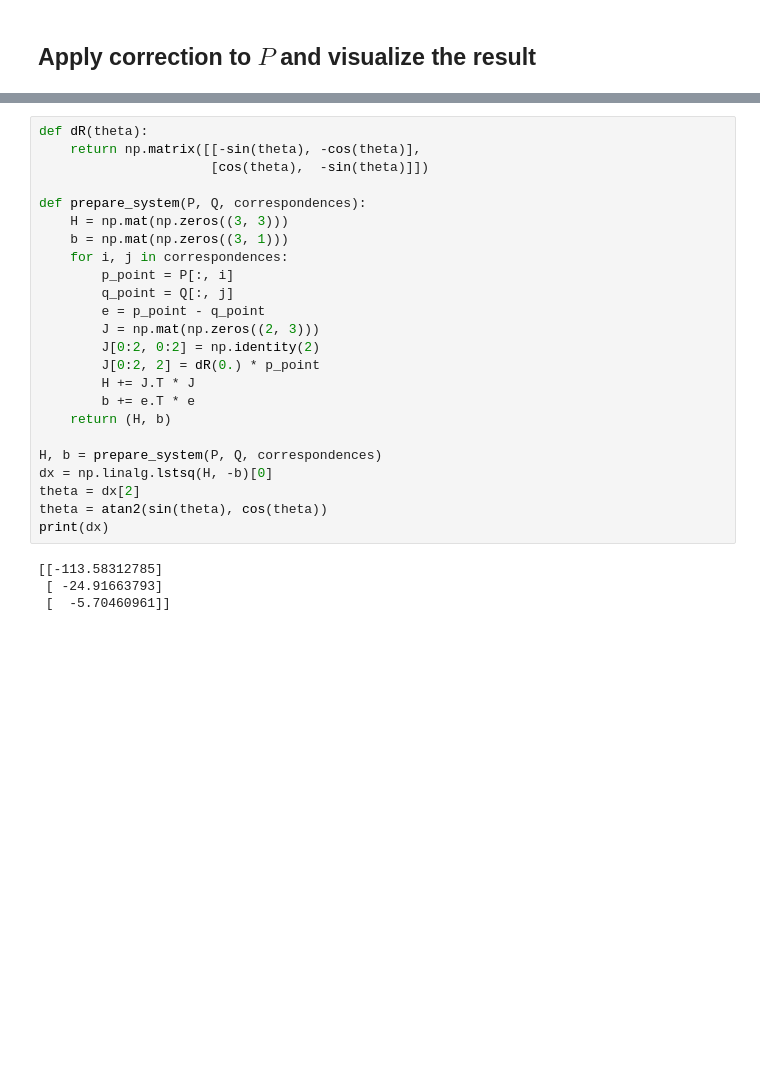
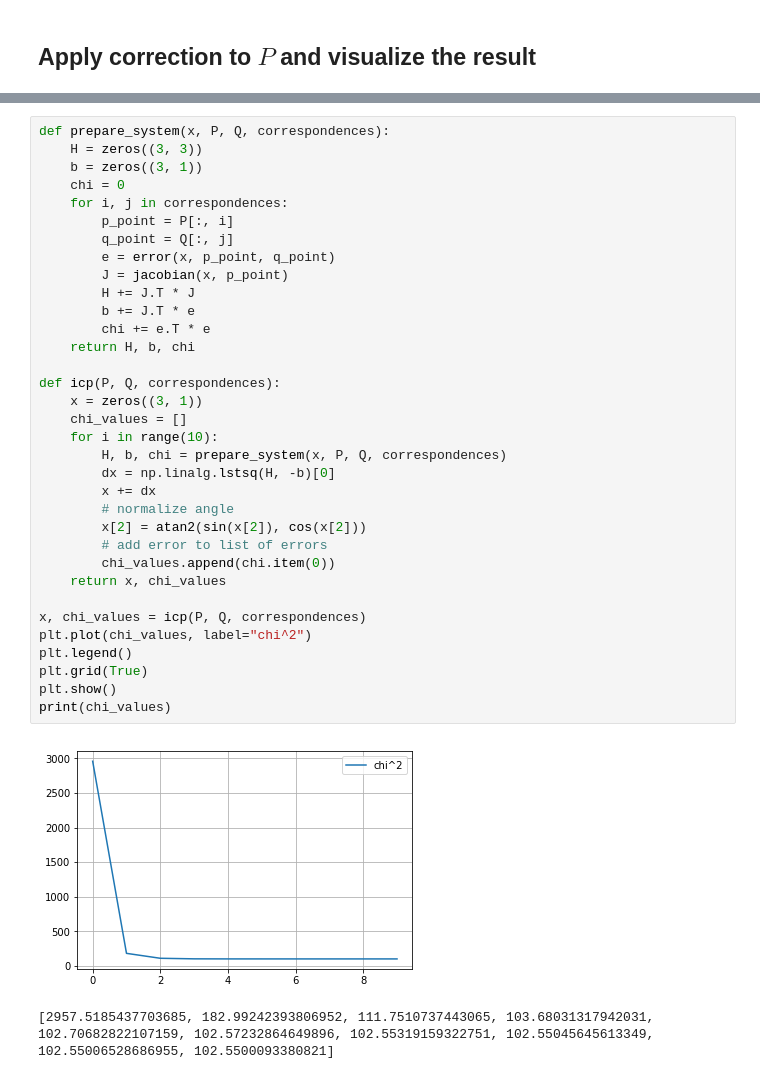
Before and after one commit to niosus/notebooks, a Jupyter notebook: icp.ipynb, the cells around one changed output, grey strips where cells are left out. Cells and saved outputs as stored; diff of their text form; blank space fills up the shorter version.

```diff
--- a/icp.ipynb
+++ b/icp.ipynb
@@ -282,29 +310,38 @@ plt.show()
 # %%
-def dR(theta):
-    return np.matrix([[-sin(theta), -cos(theta)],
-                      [cos(theta),  -sin(theta)]])
-
-def prepare_system(P, Q, correspondences):
-    H = np.mat(np.zeros((3, 3)))
-    b = np.mat(np.zeros((3, 1)))
+def prepare_system(x, P, Q, correspondences):
+    H = zeros((3, 3))
+    b = zeros((3, 1))
+    chi = 0
     for i, j in correspondences:
         p_point = P[:, i]
         q_point = Q[:, j]
-        e = p_point - q_point
-        J = np.mat(np.zeros((2, 3)))
-        J[0:2, 0:2] = np.identity(2)
-        J[0:2, 2] = dR(0.) * p_point
+        e = error(x, p_point, q_point)
+        J = jacobian(x, p_point)
         H += J.T * J
-        b += e.T * e
-    return (H, b)
+        b += J.T * e
+        chi += e.T * e
+    return H, b, chi
 
-H, b = prepare_system(P, Q, correspondences)
-dx = np.linalg.lstsq(H, -b)[0]
-theta = dx[2]
-theta = atan2(sin(theta), cos(theta))
-print(dx)
+def icp(P, Q, correspondences):
+    x = zeros((3, 1))
+    chi_values = []
+    for i in range(10):
+        H, b, chi = prepare_system(x, P, Q, correspondences)
+        dx = np.linalg.lstsq(H, -b)[0]
+        x += dx
+        # normalize angle
+        x[2] = atan2(sin(x[2]), cos(x[2]))
+        # add error to list of errors
+        chi_values.append(chi.item(0))
+    return x, chi_values
+
+x, chi_values = icp(P, Q, correspondences)
+plt.plot(chi_values, label="chi^2")
+plt.legend()
+plt.grid(True)
+plt.show()
+print(chi_values)
 # %% [output]
+[figure, added]
-[[-113.58312785]
- [ -24.91663793]
- [  -5.70460961]]
+[2957.5185437703685, 182.99242393806952, 111.7510737443065, 103.68031317942031, 102.70682822107159, 102.57232864649896, 102.55319159322751, 102.55045645613349, 102.55006528686955, 102.5500093380821]
 # %%
```
Also changed, not shown: parts of 17 cells of this notebook, 1 other file.
